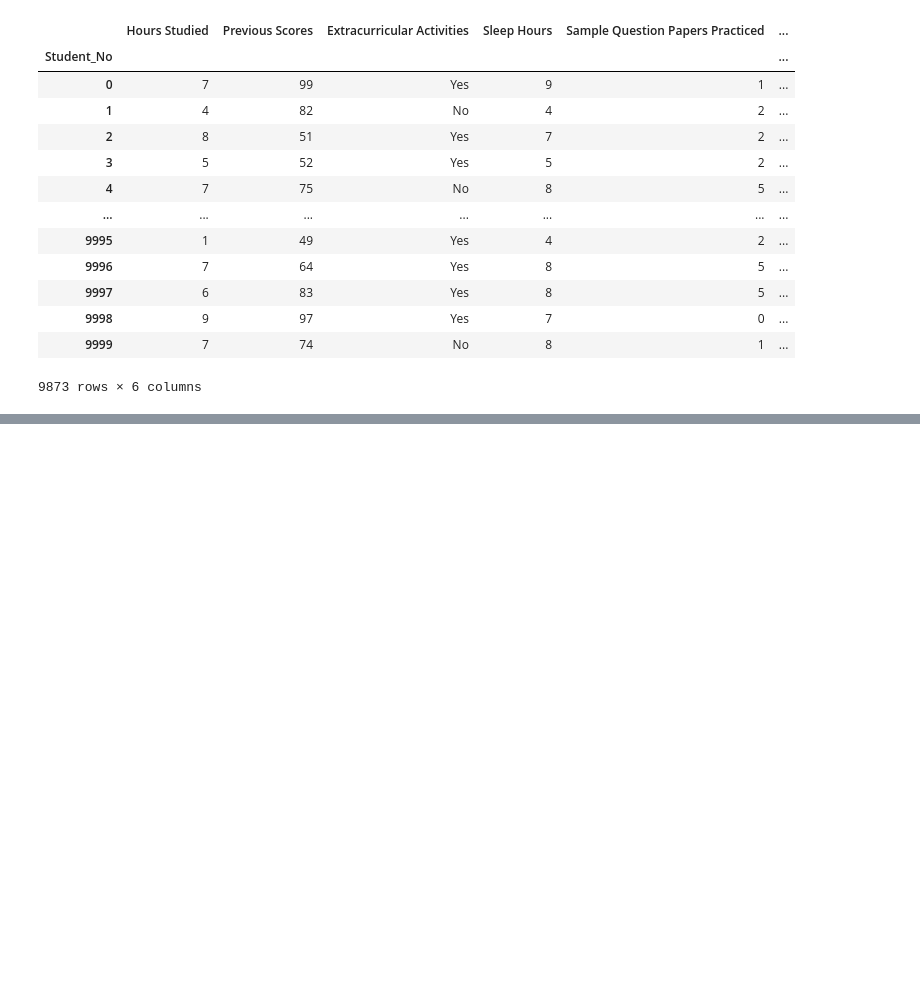
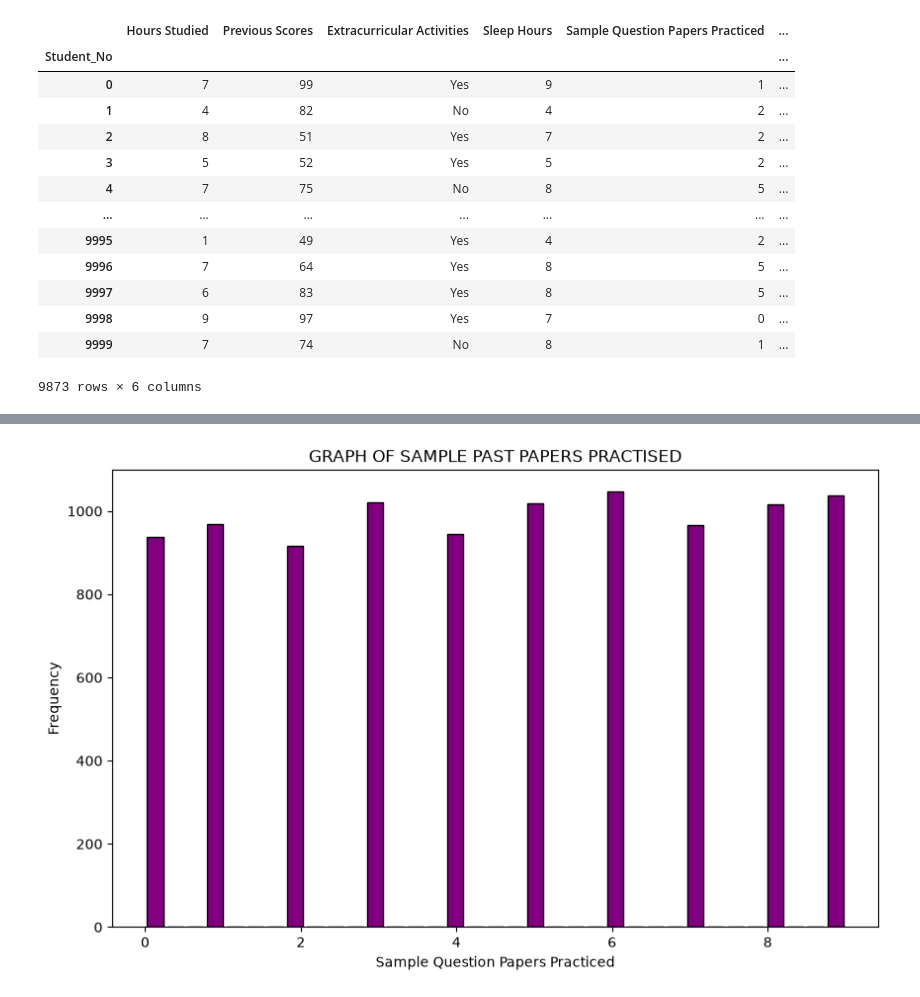
Before and after one commit to popsy-jeff/TITANIC_DATA_ANALYSIS, a Jupyter notebook: Student_Performance_LinearRegression_Model.ipynb, the cells around one changed output, grey strips where cells are left out. Cells and saved outputs as stored; diff of their text form; code cells hidden in the pictures; blank space fills up the shorter version.

```diff
--- a/Student_Performance_LinearRegression_Model.ipynb
+++ b/Student_Performance_LinearRegression_Model.ipynb
@@ -115,0 +222,31 @@ memory usage: 539.9 KB
+# %%
+fig =px.histogram(
+    performance,
+    x='Sample Question Papers Practiced',
+    marginal='box',
+    color_discrete_sequence= ['purple'],
+    nbins = 35,
+    title = 'GRAPH OF SAMPLE PAST PAPERS PRACTISED'
+)
+
+fig.update_layout(bargap=0)
+fig.show()
+
+
+# USING PYPLOT
+plt.figure(figsize=(10, 6))
+plt.hist(
+    performance['Sample Question Papers Practiced'],
+    bins=35,
+    color='purple',
+    edgecolor='black',
+    rwidth=0.8
+)
+
+plt.title('GRAPH OF SAMPLE PAST PAPERS PRACTISED')
+plt.xlabel('Sample Question Papers Practiced')
+plt.ylabel('Frequency')
+
+plt.show()
+# %% [output]
+[figure, added]
```
Also changed, not shown: parts of 7 cells of this notebook.
